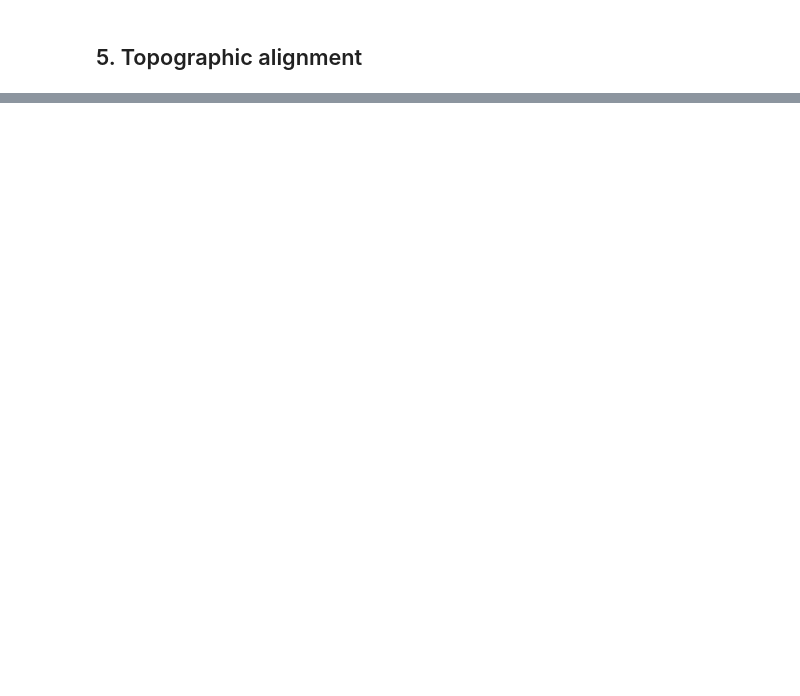
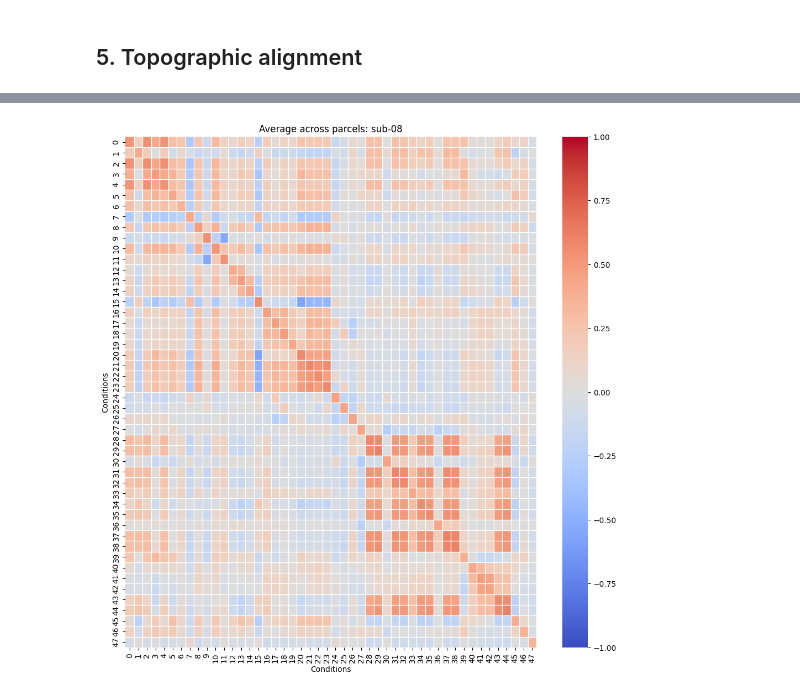
Before and after one commit to Cognitive-Neuroscience-Neurotechnology/ibc_latent, a Jupyter notebook: RSA/RSM_Visualization.ipynb, the cells around one changed output, grey strips where cells are left out. Cells and saved outputs as stored; diff of their text form; code cells hidden in the pictures; blank space fills up the shorter version.

```diff
--- a/RSA/RSM_Visualization.ipynb
+++ b/RSA/RSM_Visualization.ipynb
@@ -253,0 +257,23 @@ Shape of the topographic alignment matrix: (50, 50)
+# %%
+# Average the data across parcels within each condition
+averaged_data_over_parcels = reshaped_data.mean(axis=(0, 2))
+
+# Plot the averaged topographic alignment data
+plt.figure(figsize=(12, 12))
+sns.heatmap(averaged_data_over_parcels, cmap='coolwarm', cbar=True, vmin=-1, vmax=1)
+
+# Add lines to separate conditions
+for i in range(1, n_conditions):
+    plt.axhline(i, color='white', linewidth=1)
+    plt.axvline(i, color='white', linewidth=1)
+
+# Add title and labels
+plt.title(f'Average across parcels: {subject}')
+plt.xlabel('Conditions')
+plt.ylabel('Conditions')
+
+# Show the plot
+plt.show()
+averaged_data_over_parcels = reshaped_data.mean(axis=(0, 2))
+# %% [output]
+[figure, added]
```
Also changed, not shown: parts of 5 cells of this notebook, 5 other files.
